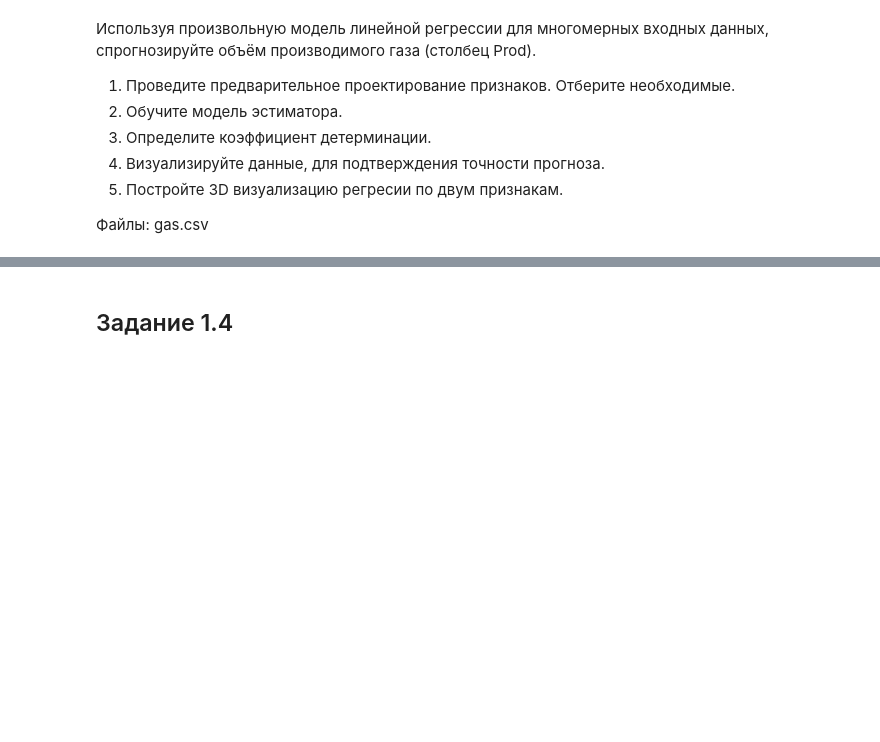
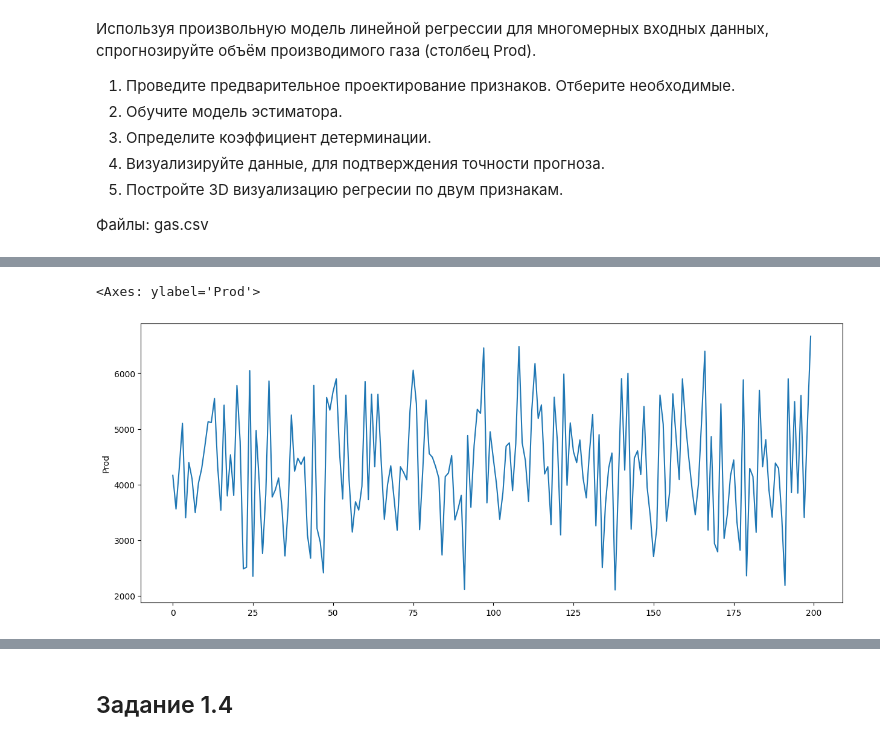
Before and after one commit to natallia-zzz/bsu_masters, a Jupyter notebook: lab_1/ML_LR1_2023.ipynb, the cells around one changed output, grey strips where cells are left out. Drawn from its saved outputs; the diff is of its cells as text; code cells hidden in the pictures; blank space fills up the shorter version.

```diff
--- a/lab_1/ML_LR1_2023.ipynb
+++ b/lab_1/ML_LR1_2023.ipynb
@@ -277,3 +246,6 @@ class MyPolyRegression():
 
 
 Файлы: gas.csv
+# %%
+gas = pd.read_csv("gas.csv")
+gas.head()
@@ -279,0 +259,9 @@ class MyPolyRegression():
+# %%
+X = gas.drop(columns="Prod")
+Y = gas.Prod
+# %%
+plt.figure(figsize=(15,6))
+sns.lineplot(data=Y)
+# %% [output]
+<Axes: ylabel='Prod'>
+[figure, added]
```
Also changed, not shown: parts of 25 cells of this notebook, 2 other files.
